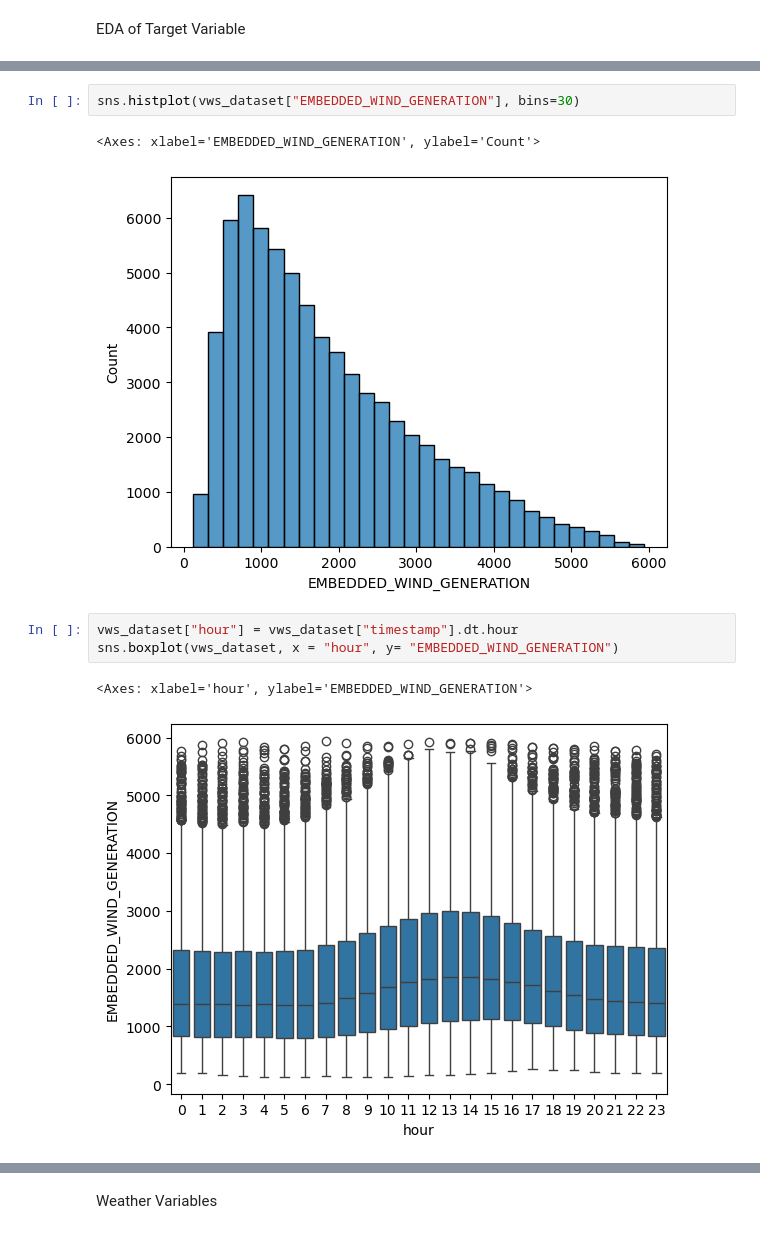
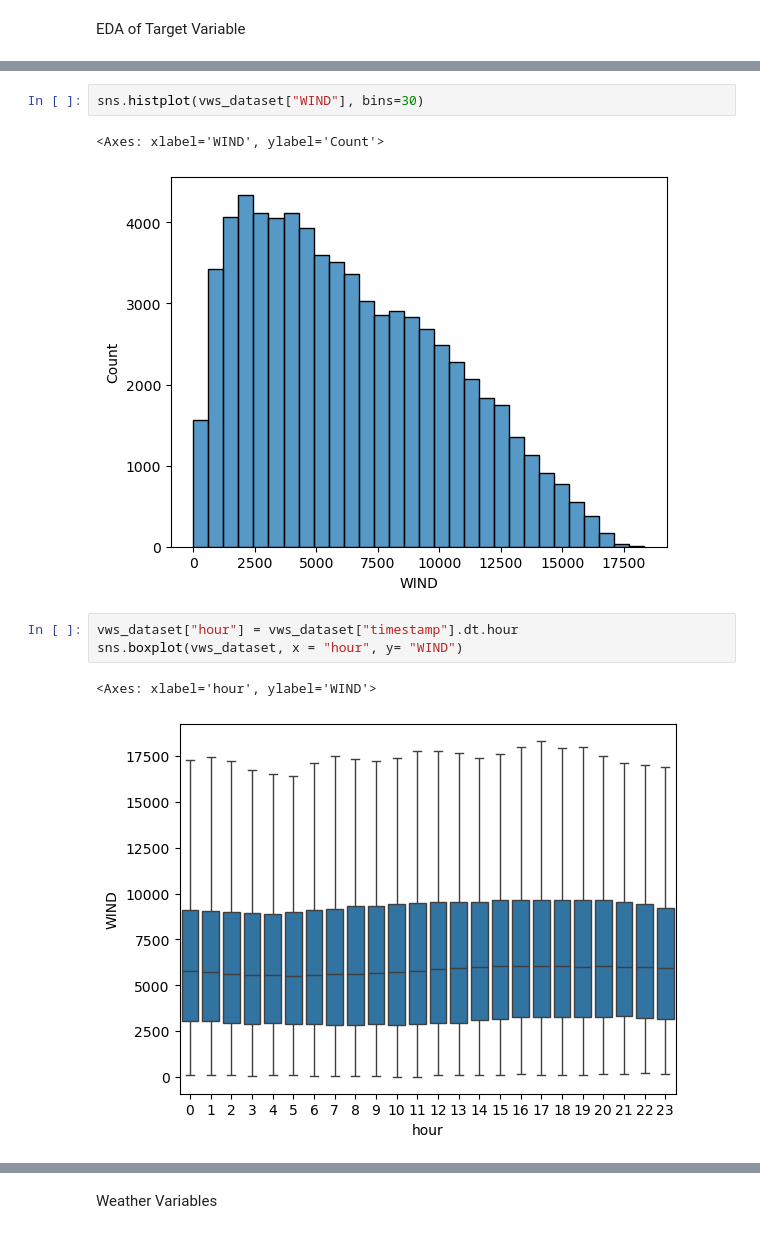
Before and after one commit to zniii/wind_power_vws_uk, a Jupyter notebook: notebooks/07_exploratory_data_analysis.ipynb, the cells around one changed output, grey strips where cells are left out. Cells and saved outputs as stored; diff of their text form.

```diff
--- a/notebooks/07_exploratory_data_analysis.ipynb
+++ b/notebooks/07_exploratory_data_analysis.ipynb
@@ -250,14 +246,14 @@ plt.show()
 # %%
-sns.histplot(vws_dataset["EMBEDDED_WIND_GENERATION"], bins=30)
+sns.histplot(vws_dataset["WIND"], bins=30)
 # %% [output]
-<Axes: xlabel='EMBEDDED_WIND_GENERATION', ylabel='Count'>
+<Axes: xlabel='WIND', ylabel='Count'>
-[figure, old version]
+[figure, new version]
 # %%
 vws_dataset["hour"] = vws_dataset["timestamp"].dt.hour
-sns.boxplot(vws_dataset, x = "hour", y= "EMBEDDED_WIND_GENERATION")
+sns.boxplot(vws_dataset, x = "hour", y= "WIND")
 # %% [output]
-<Axes: xlabel='hour', ylabel='EMBEDDED_WIND_GENERATION'>
+<Axes: xlabel='hour', ylabel='WIND'>
-[figure, old version]
+[figure, new version]
 # %%
 vws_dataset["month"] = vws_dataset["timestamp"].dt.month
 
```
Also changed, not shown: parts of 36 cells of this notebook, 5 other files.
